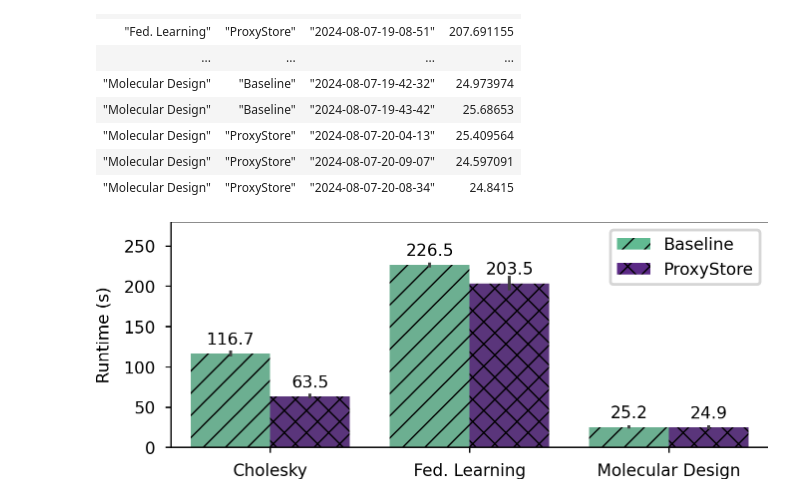
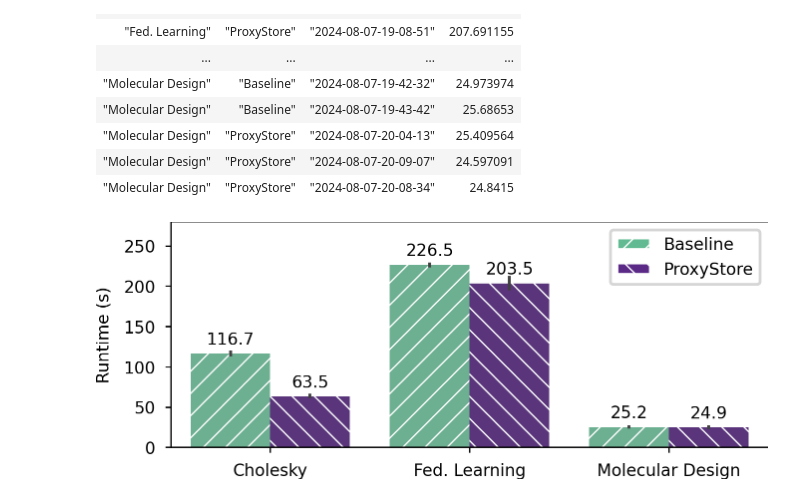
Before and after one commit to proxystore/hppss24-demo, a Jupyter notebook: experiments/analyze-apps.ipynb, the cells around one changed output. Drawn from its saved outputs; the diff is of its cells as text; code cells hidden in the pictures.

```diff
--- a/experiments/analyze-apps.ipynb
+++ b/experiments/analyze-apps.ipynb
@@ -85,34 +87,36 @@ shape: (18, 4)
 | "Molecular Design" | "ProxyStore" | "2024-08-07-20-08-34" | 24.8415 |
 # %%
 palette = {'Baseline': '#61BA92', 'ProxyStore': '#5B2A86'}
-hatches = ['///', 'xxx']
+hatches = ['///', '\\\\\\']
+hatchcolor = (1, 1, 1, 1)
 
 fig, ax = plt.subplots()
 handle = seaborn.barplot(
     data,
     x="app",
     y="runtime",
     hue="method",
     errorbar='sd',
     palette=palette,
     ax=ax,
 )
 for container, hatch in zip(ax.containers, hatches):
     for patch in container:
         patch.set_hatch(hatch)
+        patch._hatch_color = hatchcolor
     handle.bar_label(container, size=6, padding=2, fmt='{:.1f}')
 handle.set(xlabel=None, ylabel='Runtime (s)', ylim=(0, 280))
 handle.get_legend().set_title(None)
 
 _, labels = ax.get_legend_handles_labels()
 handles = [
-    matplotlib.patches.Patch(facecolor=color, hatch=hatch)
+    matplotlib.patches.Patch(facecolor=color, hatch=hatch, edgecolor=hatchcolor)
     for color, hatch in zip(palette.values(), hatches)
 ]
 ax.legend(handles, labels)
 
 fig.tight_layout(w_pad=3)
 fig.set_size_inches(3.35, 1.25)
 fig.savefig('figures/app-makespan.pdf', pad_inches=0.05)
 # %% [output]
-[figure, old version]
+[figure, new version]
```
Also changed, not shown: parts of 1 cell of this notebook, 6 other files.
